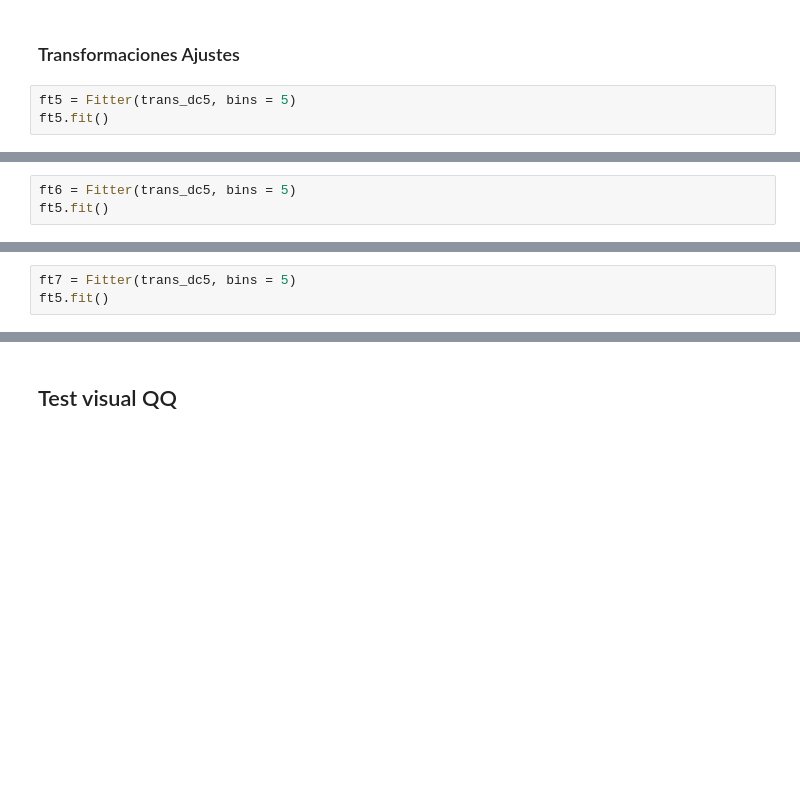
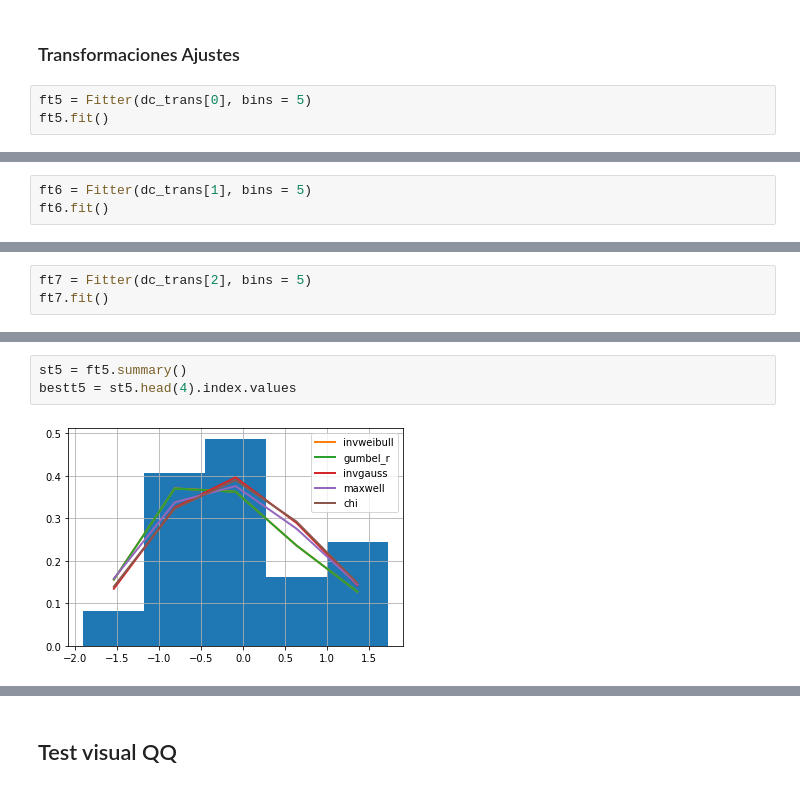
Before and after one commit to Aranzazu-R/Proyecto_Sim_FlavioyAranzazu, a Jupyter notebook: Analisis final.ipynb, the cells around one changed output, grey strips where cells are left out. Drawn from its saved outputs; the diff is of its cells as text; blank space fills up the shorter version.

```diff
--- a/Analisis final.ipynb
+++ b/Analisis final.ipynb
@@ -502,7 +521,7 @@ def qq4(data:'datos a evaluar',best:'mejores resultados'):
 # %% [markdown]
 ### Transformaciones Ajustes
 # %%
-ft5 = Fitter(trans_dc5, bins = 5)
+ft5 = Fitter(dc_trans[0], bins = 5)
 ft5.fit()
 # %% [output]
 [interactive output not drawn]
@@ -520,5 +545,5 @@ WARNING:root:SKIPPED rv_histogram distribution (taking more than 30 seconds)
 # %%
-ft6 = Fitter(trans_dc5, bins = 5)
-ft5.fit()
+ft6 = Fitter(dc_trans[1], bins = 5)
+ft6.fit()
 # %% [output]
 [interactive output not drawn]
@@ -534,3 +567,3 @@ WARNING:root:SKIPPED genexpon distribution (taking more than 30 seconds)
 # %%
-ft7 = Fitter(trans_dc5, bins = 5)
-ft5.fit()
+ft7 = Fitter(dc_trans[2], bins = 5)
+ft7.fit()
@@ -536,0 +602,5 @@ ft5.fit()
+# %%
+st5 = ft5.summary()
+bestt5 = st5.head(4).index.values
+# %% [output]
+[figure, added]
```
Also changed, not shown: parts of 86 cells of this notebook.
